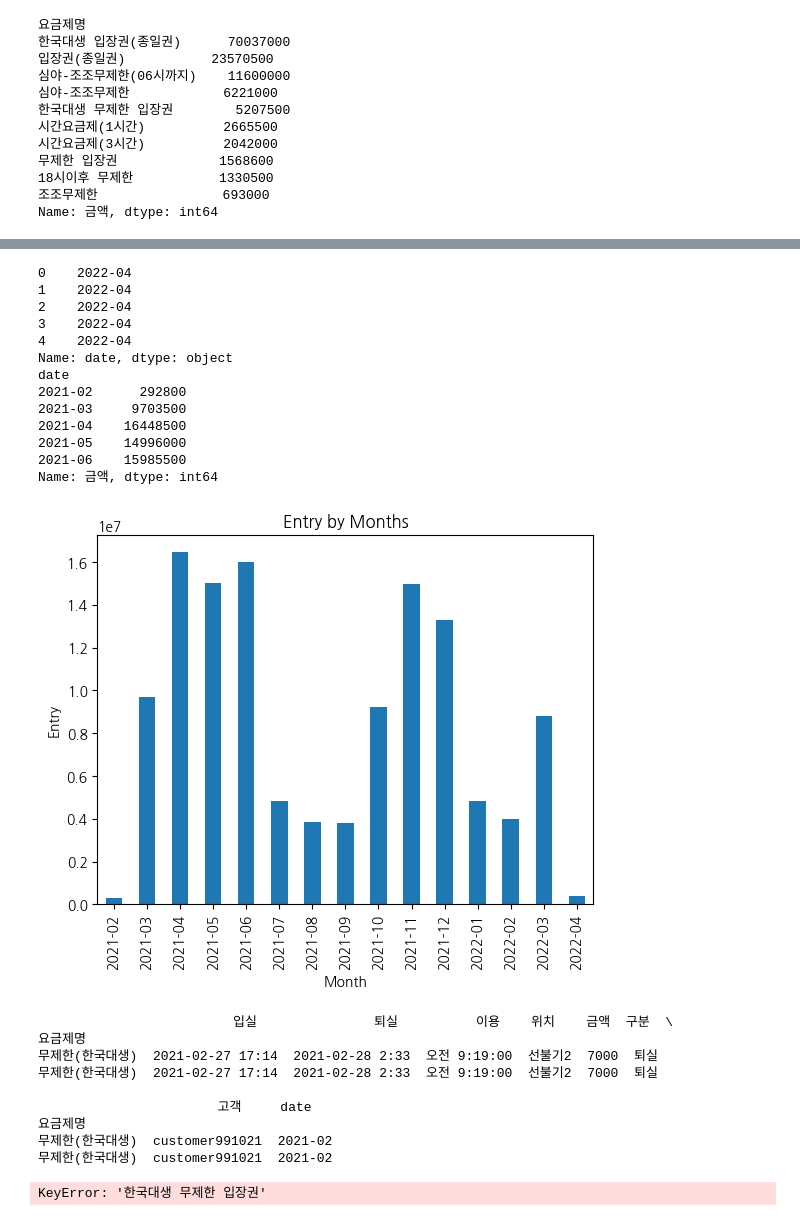
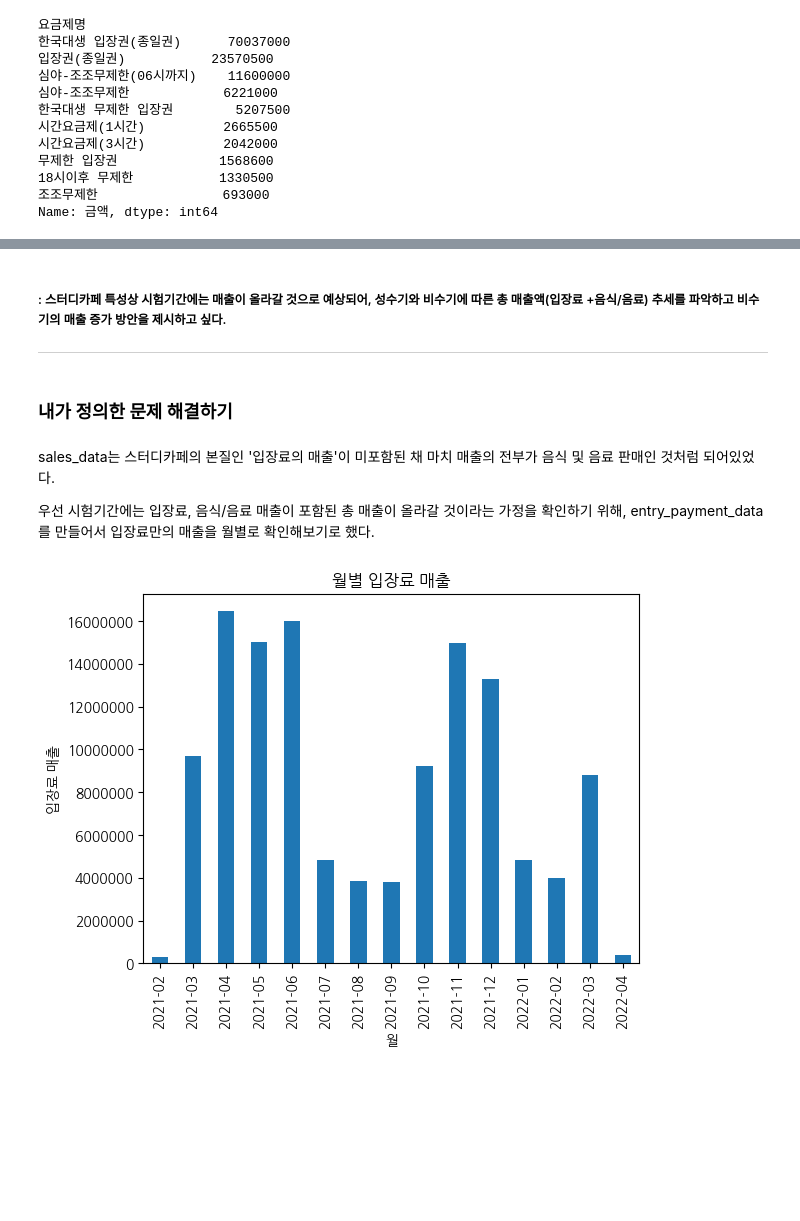
Before and after one commit to JibingJung/AIFFEL_online2nd, a Jupyter notebook: [E-01]modu_cafe_data_analysis.ipynb, the cells around one changed output, grey strips where cells are left out. Drawn from its saved outputs; the diff is of its cells as text; code cells hidden in the pictures; blank space fills up the shorter version.

```diff
--- a/[E-01]modu_cafe_data_analysis.ipynb
+++ b/[E-01]modu_cafe_data_analysis.ipynb
@@ -282,50 +332,27 @@ plt.show()
+# %% [markdown]
+##### : 스터디카페 특성상 시험기간에는 매출이 올라갈 것으로 예상되어, 성수기와 비수기에 따른 총 매출액(입장료 +음식/음료) 추세를 파악하고 비수기의 매출 증가 방안을 제시하고 싶다.
+
+---------
+# %% [markdown]
+
+### 내가 정의한 문제 해결하기
+# %% [markdown]
+sales_data는 스터디카페의 본질인 '입장료의 매출'이 미포함된 채 마치 매출의 전부가 음식 및 음료 판매인 것처럼 되어있었다.
+
+
+우선 시험기간에는 입장료, 음식/음료 매출이 포함된 총 매출이 올라갈 것이라는 가정을 확인하기 위해, entry_payment_data를 만들어서 입장료만의 매출을 월별로 확인해보기로 했다.
 # %%
 temp_var_entry = entry_data
+temp_var_entry['date'] = entry_data['퇴실'].str[:7]
+entry_payment_data = temp_var_entry['금액'].groupby(temp_var_entry['date']).sum()
 
-temp_var_entry['date'] = entry_data['퇴실'].str[:7]
-print(temp_var_entry['date'].head())
-entry_payment_data = temp_var_entry['금액'].groupby(temp_var_entry['date']).sum()
-print(entry_payment_data.head())
 ax = entry_payment_data.plot(kind='bar')
 
-plt.title('Entry by Months')
-plt.xlabel('Month')
-plt.ylabel('Entry')
+plt.ticklabel_format(axis='y',useOffset=False, style='plain') #
+
+plt.title('월별 입장료 매출')
+plt.xlabel('월')
+plt.ylabel('입장료 매출')
 plt.show()
-
-# 한국대생의 월별 입장 현황을 시각화해보자.
 # %% [output]
-0    2022-04
-1    2022-04
-2    2022-04
-3    2022-04
-4    2022-04
-Name: date, dtype: object
-date
-2021-02      292800
-2021-03     9703500
-2021-04    16448500
-2021-05    14996000
-2021-06    15985500
-Name: 금액, dtype: int64
-[figure, old version]
+[figure, new version]
-# %%
-# print(entry_data.head(20))
-entry_data_student = entry_data.set_index('요금제명')
-# print(entry_data_student.head(20))
-entry_data_student = entry_data_student.loc['무제한(한국대생)']
-print(entry_data_student.head(20))
-entry_data_student += entry_data_student.loc['한국대생 무제한 입장권']
-entry_data_student += entry_data_student.loc['한국대생 입장권(종일권)']
-print(entry_data_student.head(20))
-# %% [output]
-                         입실               퇴실          이용    위치    금액  구분  \
-요금제명
-무제한(한국대생)  2021-02-27 17:14  2021-02-28 2:33  오전 9:19:00  선불기2  7000  퇴실
-무제한(한국대생)  2021-02-27 17:14  2021-02-28 2:33  오전 9:19:00  선불기2  7000  퇴실
-
-                       고객     date
-요금제명
-무제한(한국대생)  customer991021  2021-02
-무제한(한국대생)  customer991021  2021-02
-KeyError: '한국대생 무제한 입장권'
```
Also changed, not shown: parts of 63 cells of this notebook.
